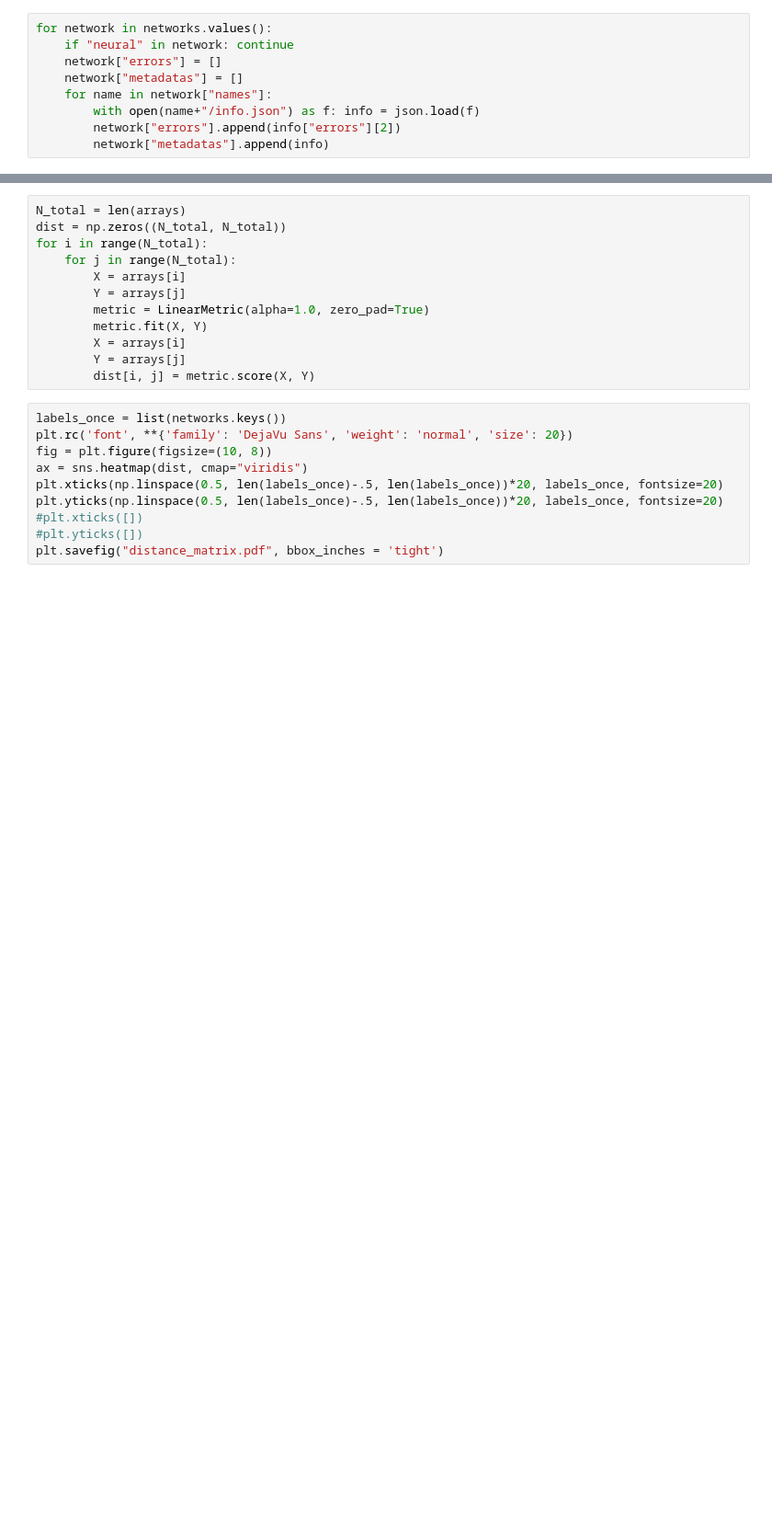
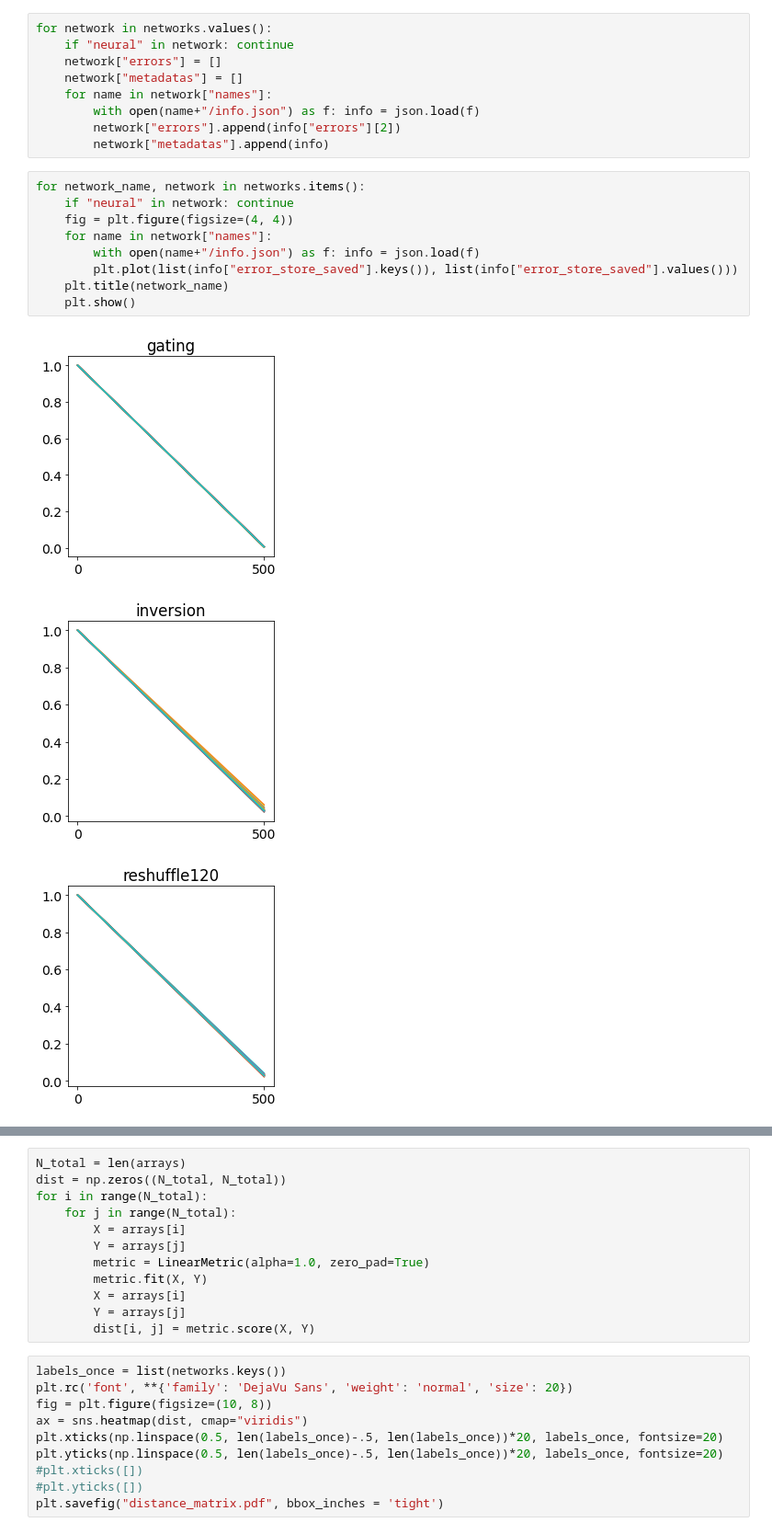
Before and after one commit to azaho/ccn_story3, a Jupyter notebook: netdist.ipynb, the cells around one changed output, grey strips where cells are left out. Shown: that part at 92% size. Saved outputs shown, nothing was run; the diff lists cells and outputs as text; blank space fills up the shorter version.

```diff
--- a/netdist.ipynb
+++ b/netdist.ipynb
@@ -61,3 +62,16 @@ for network in networks.values():
         with open(name+"/info.json") as f: info = json.load(f)
         network["errors"].append(info["errors"][2])
         network["metadatas"].append(info)
+# %%
+for network_name, network in networks.items():
+    if "neural" in network: continue
+    fig = plt.figure(figsize=(4, 4))
+    for name in network["names"]:
+        with open(name+"/info.json") as f: info = json.load(f)
+        plt.plot(list(info["error_store_saved"].keys()), list(info["error_store_saved"].values()))
+    plt.title(network_name)
+    plt.show()
+# %% [output]
+[figure, added]
+[figure, added]
+[figure, added]
```
Also changed, not shown: parts of 18 cells of this notebook, 12 other files.
